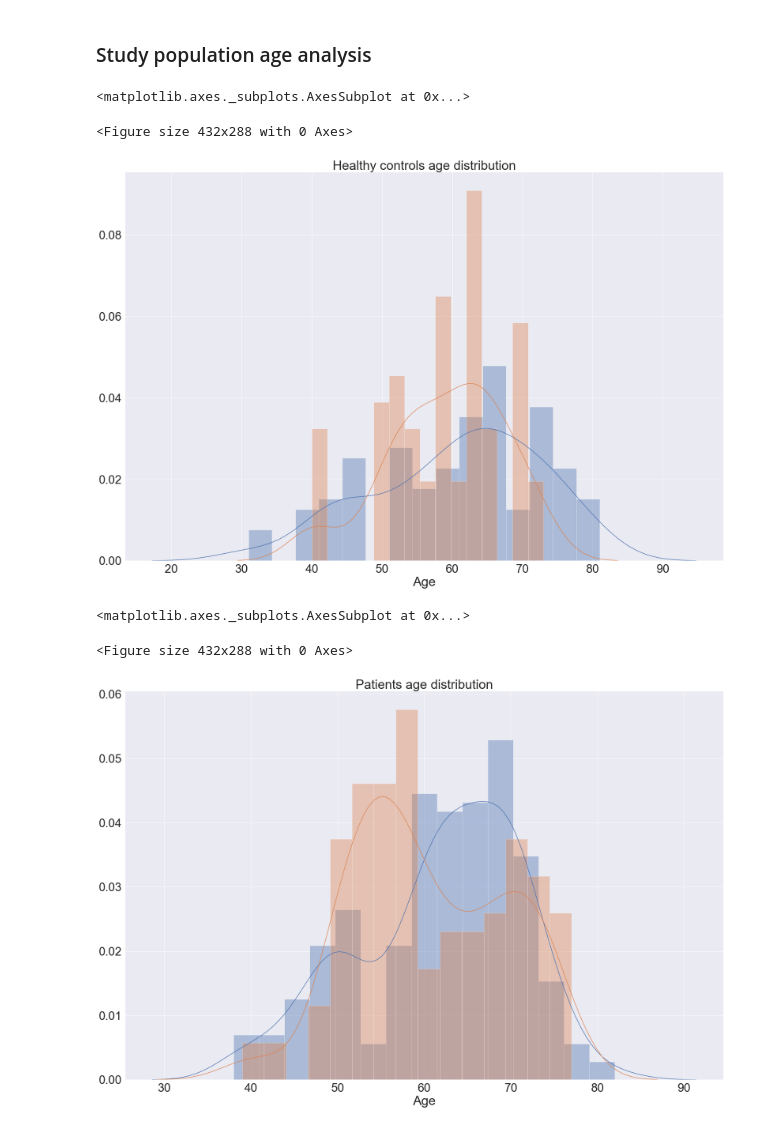
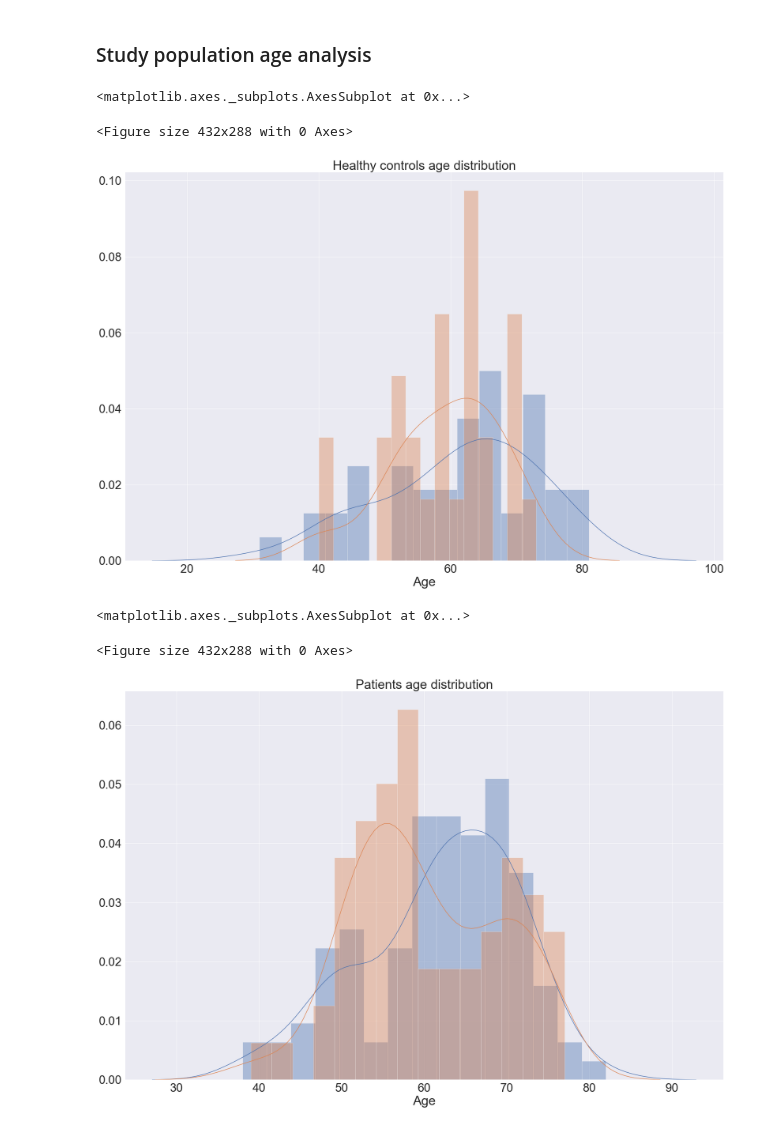
Before and after one commit to banctilrobitaille/PPMI-data-exploration, a Jupyter notebook: PPMI Data Exploration.ipynb, the cells around one changed output. Drawn from its saved outputs; the diff is of its cells as text; code cells hidden in the pictures.

```diff
--- a/PPMI Data Exploration.ipynb
+++ b/PPMI Data Exploration.ipynb
@@ -42,20 +42,20 @@ plt.figure()
 sb.set(font_scale=3)
 Xfig, ax = plt.subplots(figsize=(30,20))
 ax.set_title("Healthy controls age distribution")
-sb.distplot(charac[is_healthy_control & is_male]['Age'], ax=ax, bins=15)
-sb.distplot(charac[is_healthy_control & is_female]['Age'], ax=ax, bins=15)
+sb.distplot(image_collection_charac_df[is_healthy_control & is_male]['Age'], ax=ax, bins=15)
+sb.distplot(image_collection_charac_df[is_healthy_control & is_female]['Age'], ax=ax, bins=15)
 # %% [output]
 <matplotlib.axes._subplots.AxesSubplot at 0x...>
 <Figure size 432x288 with 0 Axes>
-[figure, old version]
+[figure, new version]
 # %%
 plt.figure()
 sb.set(font_scale=3)
 Xfig, ax = plt.subplots(figsize=(30,20))
 ax.set_title("Patients age distribution")
-sb.distplot(charac[is_patient & is_male]['Age'], ax=ax, bins=15)
-sb.distplot(charac[is_patient & is_female]['Age'], ax=ax, bins=15)
+sb.distplot(image_collection_charac_df[is_patient & is_male]['Age'], ax=ax, bins=15)
+sb.distplot(image_collection_charac_df[is_patient & is_female]['Age'], ax=ax, bins=15)
 # %% [output]
 <matplotlib.axes._subplots.AxesSubplot at 0x...>
 <Figure size 432x288 with 0 Axes>
-[figure, old version]
+[figure, new version]
```
Also changed, not shown: parts of 4 cells of this notebook.
